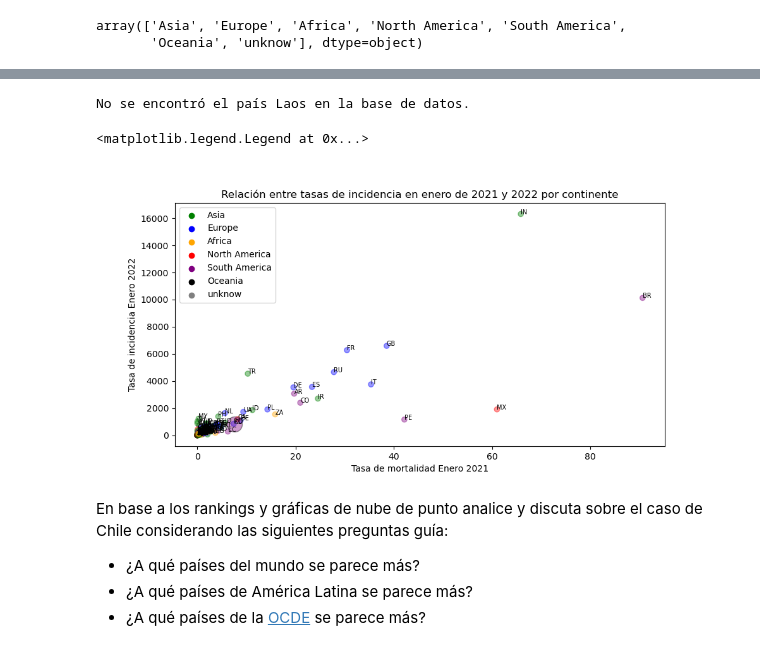
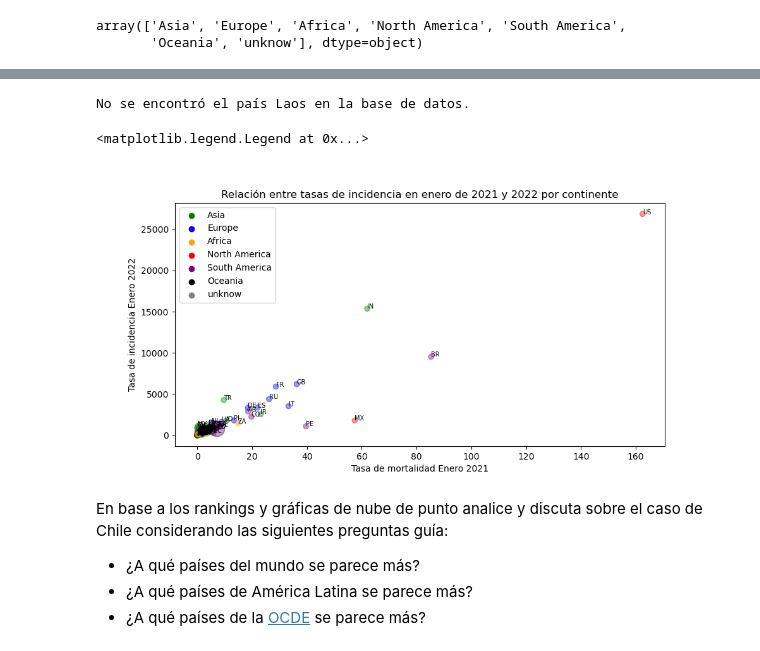
Before and after one commit to phuijse-classroom/info147-tarea-unidad1-lentejascontomate, a Jupyter notebook: enunciado.ipynb, the cells around one changed output, grey strips where cells are left out. Saved outputs shown, nothing was run; the diff lists cells and outputs as text; code cells hidden in the pictures.

```diff
--- a/enunciado.ipynb
+++ b/enunciado.ipynb
@@ -244,6 +269,8 @@ df_rec.head()
 | Andorra | 0 | 0 | 0 | 0 | 0 | 0 | 0 | 0 | ... |
 | Angola | 0 | 0 | 0 | 0 | 0 | 0 | 0 | 0 | ... |
 5 rows × 810 columns
+# %%
+df_rec.index.name = "Country"
 # %%
 df_rec_merged = pd.merge(df_rec, df_pop[["Population (2020)"]], left_index=True, right_index=True, how="inner")
 df_rec_merged.head()
@@ -572,10 +561,16 @@ def obtener_continente(country_name):
         country_continent_code = pc.country_alpha2_to_continent_code(country_alpha2)
         country_continent_name = pc.convert_continent_code_to_continent_name(country_continent_code)
         return country_continent_name
-    except KeyError:
+    except (KeyError, TypeError):
+        if (country_name == "US"):
+            return "North America"
+        if(country_name == "Korea, South"):
+            return "Asia"
+        if(country_name == "Taiwan*"):
+            return "Asia"
         return "unknow"
 # %%
-continentes = [obtener_continente(pais) for pais in df_merged.index]
+continentes = [obtener_continente(pais) for pais in list(df_merged.index)]
 # %%
 df_enero["continente"] = continentes
 df_enero["continente"]
@@ -627,10 +626,16 @@ df_enero.head()
 %matplotlib ipympl
 country_codes = {}
 for country in df_enero.index:
+
+    if(country == "Korea, South"):
+        country = "South Korea"
+    if(country == "Taiwan*"):
+        country = "Taiwan"
+
     try:
         country_obj = pycountry.countries.search_fuzzy(country)[0]
         country_codes[country] = country_obj.alpha_2
-    except LookupError:
+    except (LookupError, KeyError):
         print(f"No se encontró el país {country} en la base de datos.")
 
 # Crear el gráfico
@@ -651,6 +656,10 @@ ax.scatter(df_pais["tasa_2021"], df_pais["tasa_2022"],
 
 # Anotar los códigos de los países
 for country, code in country_codes.items():
+    if(country == "South Korea"):
+        country = "Korea, South"
+    if(country == "Taiwan"):
+        country = "Taiwan*"
     x = df_enero.loc[country, "tasa_2021"]
     y = df_enero.loc[country, "tasa_2022"]
     ax.annotate(code, (x, y), fontsize=7)
@@ -691,6 +700,10 @@ df_enero.head()
 %matplotlib ipympl
 country_codes = {}
 for country in df_enero.index:
+    if(country == "Korea, South"):
+        country = "South Korea"
+    if(country == "Taiwan*"):
+        country = "Taiwan"
     try:
         country_obj = pycountry.countries.search_fuzzy(country)[0]
         country_codes[country] = country_obj.alpha_2
@@ -704,34 +717,39 @@ pais_size=300
 # grafico resto de los países
 mask_resto = df_enero.index != pais
 df_resto = df_enero[mask_resto]
 ax.scatter(df_resto["tasa_2021"], df_resto["tasa_2022"],
            c=df_resto["color"], alpha=0.4)
 
 #grafico chile
 mask_pais = df_enero.index == pais
 df_pais = df_enero[mask_pais]
 ax.scatter(df_pais["tasa_2021"], df_pais["tasa_2022"],
            c=df_pais["color"], alpha=0.4, s=pais_size, edgecolors='black')
 
 # Anotar los códigos de los países
 for country, code in country_codes.items():
+    if(country == "South Korea"):
+        country = "Korea, South"
+    if(country == "Taiwan"):
+        country = "Taiwan*"
+
     x = df_enero.loc[country, "tasa_2021"]
     y = df_enero.loc[country, "tasa_2022"]
     ax.annotate(code, (x, y), fontsize=7)
 
 # Ajustar los ejes y el título
 ax.set_xlabel("Tasa de mortalidad Enero 2021")
 ax.set_ylabel("Tasa de incidencia Enero 2022")
 ax.set_title("Relación entre tasas de incidencia en enero de 2021 y 2022 por continente")
 
 # Añadir leyenda
 for continent, color in continent_colors.items():
     ax.scatter([], [], c=color, label=continent)
 ax.legend()
 # %% [output]
 No se encontró el país Laos en la base de datos.
 <matplotlib.legend.Legend at 0x...>
-[figure, old version]
+[figure, new version]
 # %% [markdown]
 En base a los rankings y gráficas de nube de punto analice y discuta sobre el caso de Chile considerando las siguientes preguntas guía:
 
```
Also changed, not shown: parts of 26 cells of this notebook.
